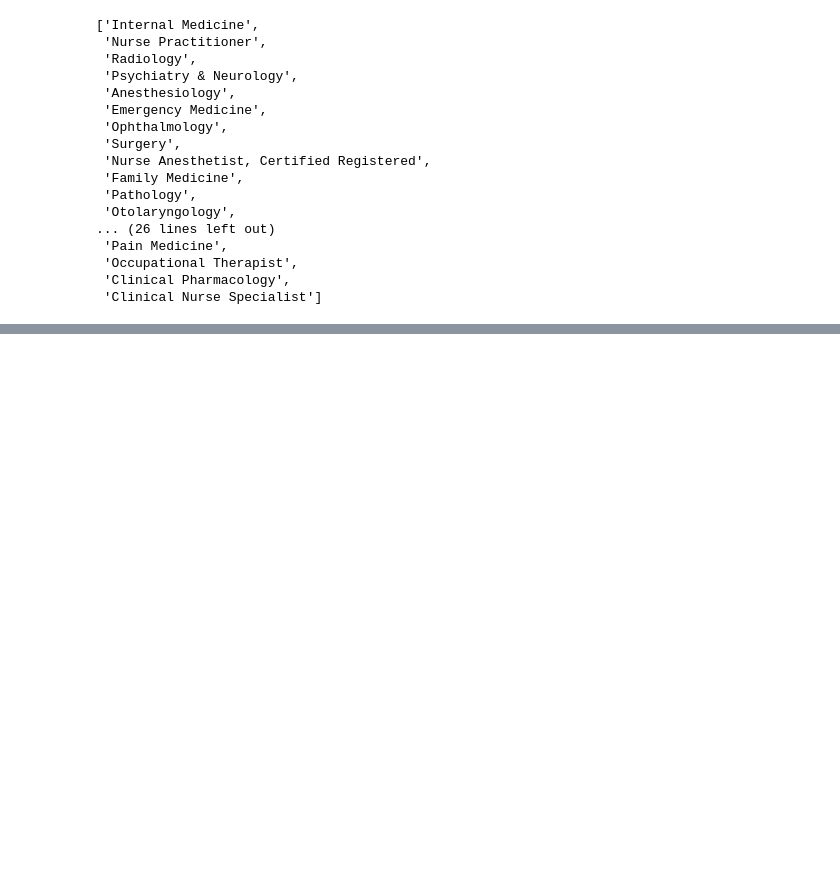
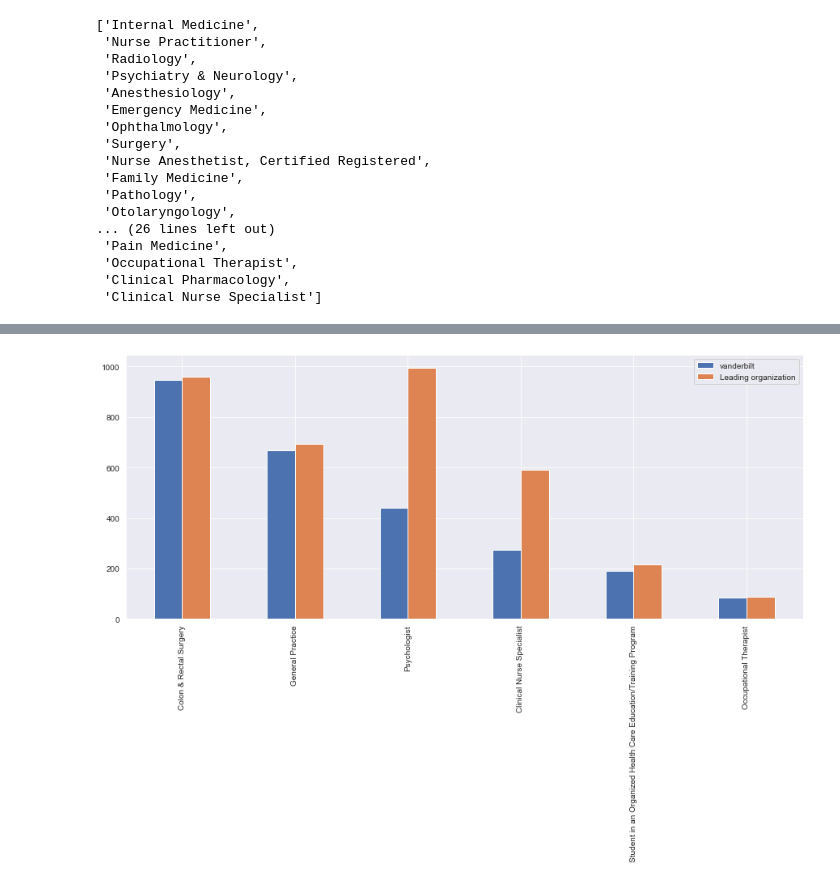
Before and after one commit to nss-data-science-cohort-5/hop_team-hot_pretzels, a Jupyter notebook: hop_teaming_analysis.ipynb, the cells around one changed output, grey strips where cells are left out. Cells and saved outputs as stored; diff of their text form; code cells hidden in the pictures; blank space fills up the shorter version.

```diff
--- a/hop_teaming_analysis.ipynb
+++ b/hop_teaming_analysis.ipynb
@@ -750,0 +779,9 @@ AttributeError: 'str' object has no attribute 'str'
+# %%
+vanderbilt_org = problem_class['patient_count_x'].to_list()[9:]
+other_org = problem_class['patient_count_y'].to_list()[9:]
+index = problem_class['from_classification'].to_list()[9:]
+df = pd.DataFrame({'vanderbilt': vanderbilt_org,
+                   'Leading organization': other_org}, index=index)
+ax = df.plot.bar(rot=90)
+# %% [output]
+[figure, added]
```
Also changed, not shown: parts of 55 cells of this notebook.
